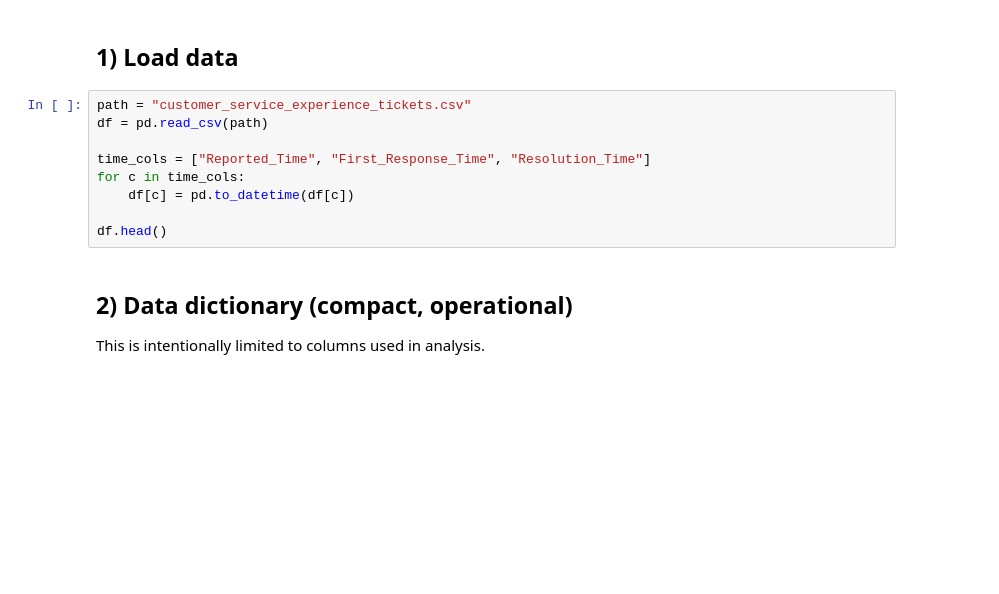
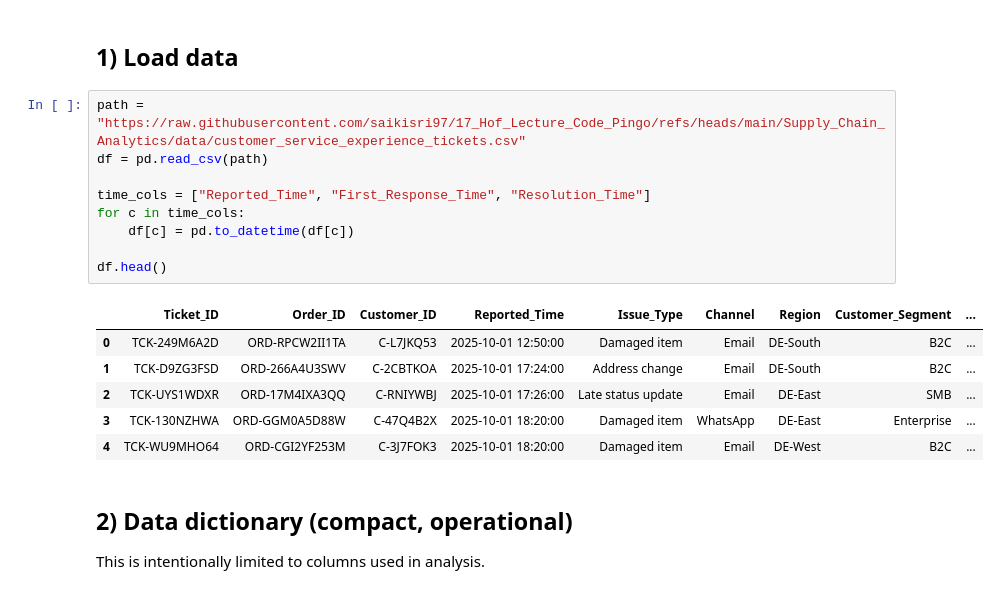
Before and after one commit to saikisri97/17_Hof_Lecture_Code_Pingo, a Jupyter notebook: Supply_Chain_Analytics/dev/archiv/Customer_Service_CX_Solution.ipynb, the cells around one changed output. Drawn from its saved outputs; the diff is of its cells as text; blank space fills up the shorter version.

```diff
--- a/Supply_Chain_Analytics/dev/archiv/Customer_Service_CX_Solution.ipynb
+++ b/Supply_Chain_Analytics/dev/archiv/Customer_Service_CX_Solution.ipynb
@@ -20,14 +20,21 @@ pd.set_option("display.width", 200)
 # %% [markdown]
 ## 1) Load data
 # %%
-path = "customer_service_experience_tickets.csv"
+path = "https://raw.githubusercontent.com/saikisri97/17_Hof_Lecture_Code_Pingo/refs/heads/main/Supply_Chain_Analytics/data/customer_service_experience_tickets.csv"
 df = pd.read_csv(path)
 
 time_cols = ["Reported_Time", "First_Response_Time", "Resolution_Time"]
 for c in time_cols:
     df[c] = pd.to_datetime(df[c])
 
 df.head()
+# %% [output]
+|  | Ticket_ID | Order_ID | Customer_ID | Reported_Time | Issue_Type | Channel | Region | Customer_Segment | ... |
+| 0 | TCK-249M6A2D | ORD-RPCW2II1TA | C-L7JKQ53 | 2025-10-01 12:50:00 | Damaged item | Email | DE-South | B2C | ... |
+| 1 | TCK-D9ZG3FSD | ORD-266A4U3SWV | C-2CBTKOA | 2025-10-01 17:24:00 | Address change | Email | DE-South | B2C | ... |
+| 2 | TCK-UYS1WDXR | ORD-17M4IXA3QQ | C-RNIYWBJ | 2025-10-01 17:26:00 | Late status update | Email | DE-East | SMB | ... |
+| 3 | TCK-130NZHWA | ORD-GGM0A5D88W | C-47Q4B2X | 2025-10-01 18:20:00 | Damaged item | WhatsApp | DE-East | Enterprise | ... |
+| 4 | TCK-WU9MHO64 | ORD-CGI2YF253M | C-3J7FOK3 | 2025-10-01 18:20:00 | Damaged item | Email | DE-West | B2C | ... |
 # %% [markdown]
 ## 2) Data dictionary (compact, operational)
 
```
Also changed, not shown: parts of 15 cells of this notebook, 1 other file.
